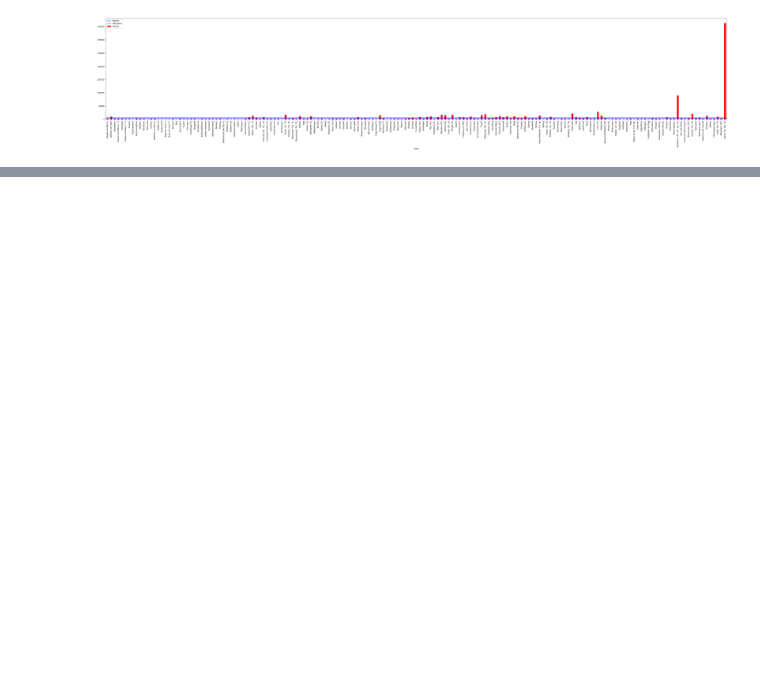
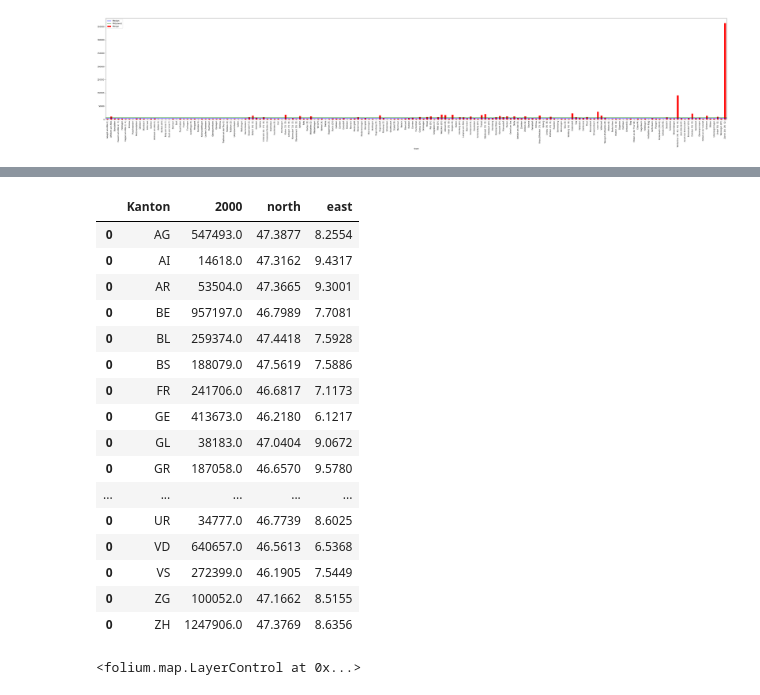
Before and after one commit to christiangemesi/datastory, a Jupyter notebook: christian_gemesi_befoelkerungsanalyse_schweiz/data/preprocessed/DataStory_DescriptiveStats.ipynb, the cells around one changed output, grey strips where cells are left out. Saved outputs shown, nothing was run; the diff lists cells and outputs as text; code cells hidden in the pictures; blank space fills up the shorter version.

```diff
--- a/christian_gemesi_befoelkerungsanalyse_schweiz/data/preprocessed/DataStory_DescriptiveStats.ipynb
+++ b/christian_gemesi_befoelkerungsanalyse_schweiz/data/preprocessed/DataStory_DescriptiveStats.ipynb
@@ -312,0 +348,64 @@ BarYearsWithStaedte('2000','ZH' ,True)
+# %%
+df1850= BarYearsWithKanton('2000',False)
+
+df1850['north'] = [47.3877,47.3162,47.3665,46.7989,47.4418,47.5619,46.6817,46.2180,47.0404,46.6570,47.3444,47.0796,46.9900,46.9267,46.8779, 47.1456, 47.7009, 47.3321, 47.0724, 47.6038, 46.3317, 46.7739, 46.5613, 46.1905, 47.1662, 47.3769]
+df1850['east'] = [8.2554, 9.4317, 9.3001, 7.7081, 7.5928, 7.5886, 7.1173, 6.1217, 9.0672, 9.5780, 7.1431, 8.1662, 6.9293, 8.3850, 8.2512, 9.3504, 8.5680, 7.6388, 8.7904, 9.0557, 8.8005, 8.6025, 6.5368, 7.5449, 8.5155, 8.6356]
+# %%
+df1850
+# %% [output]
+|  | Kanton | 2000 | north | east |
+| 0 | AG | 547493.0 | 47.3877 | 8.2554 |
+| 0 | AI | 14618.0 | 47.3162 | 9.4317 |
+| 0 | AR | 53504.0 | 47.3665 | 9.3001 |
+| 0 | BE | 957197.0 | 46.7989 | 7.7081 |
+| 0 | BL | 259374.0 | 47.4418 | 7.5928 |
+| 0 | BS | 188079.0 | 47.5619 | 7.5886 |
+| 0 | FR | 241706.0 | 46.6817 | 7.1173 |
+| 0 | GE | 413673.0 | 46.2180 | 6.1217 |
+| 0 | GL | 38183.0 | 47.0404 | 9.0672 |
+| 0 | GR | 187058.0 | 46.6570 | 9.5780 |
+| ... | ... | ... | ... | ... |
+| 0 | UR | 34777.0 | 46.7739 | 8.6025 |
+| 0 | VD | 640657.0 | 46.5613 | 6.5368 |
+| 0 | VS | 272399.0 | 46.1905 | 7.5449 |
+| 0 | ZG | 100052.0 | 47.1662 | 8.5155 |
+| 0 | ZH | 1247906.0 | 47.3769 | 8.6356 |
+# %%
+mapObj = folium.Map(location=[46.8182,8.2275], zoom_start =8)
+
+borderStyle={
+    "geight":2,
+    "fill":False
+}
+
+
+folium.GeoJson(data="switzerland.geojson",
+               name="Borders",
+               style_function=lambda x:borderStyle).add_to(mapObj)
+
+plantsLayer = folium.FeatureGroup("Power Plants").add_to(mapObj)
+
+for i in range (len(df1850)):
+    northVal= df1850.iloc[i]["north"]
+    eastVal = df1850.iloc[i]["east"]
+    populationStr = df1850.iloc[i]['2000']
+    kantonStr = df1850.iloc[i]['Kanton']
+    cRad =populationStr/40
+
+    html = kantonStr, populationStr
+
+    folium.Circle(
+        location=[northVal,eastVal],
+        radius=cRad,
+        color='green',
+        weight=2,
+        fill=True,
+        popup= html
+    ).add_to(plantsLayer)
+
+
+
+
+folium.LayerControl().add_to(mapObj)
+# %% [output]
+<folium.map.LayerControl at 0x...>
```
Also changed, not shown: parts of 5 cells of this notebook, 4 other files.
